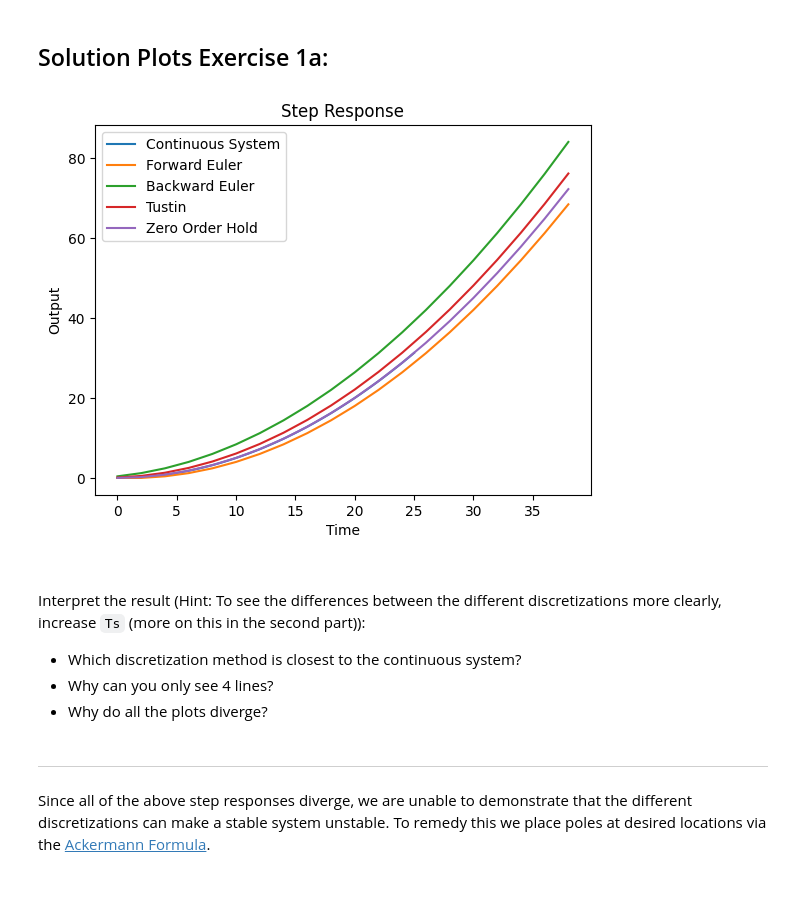
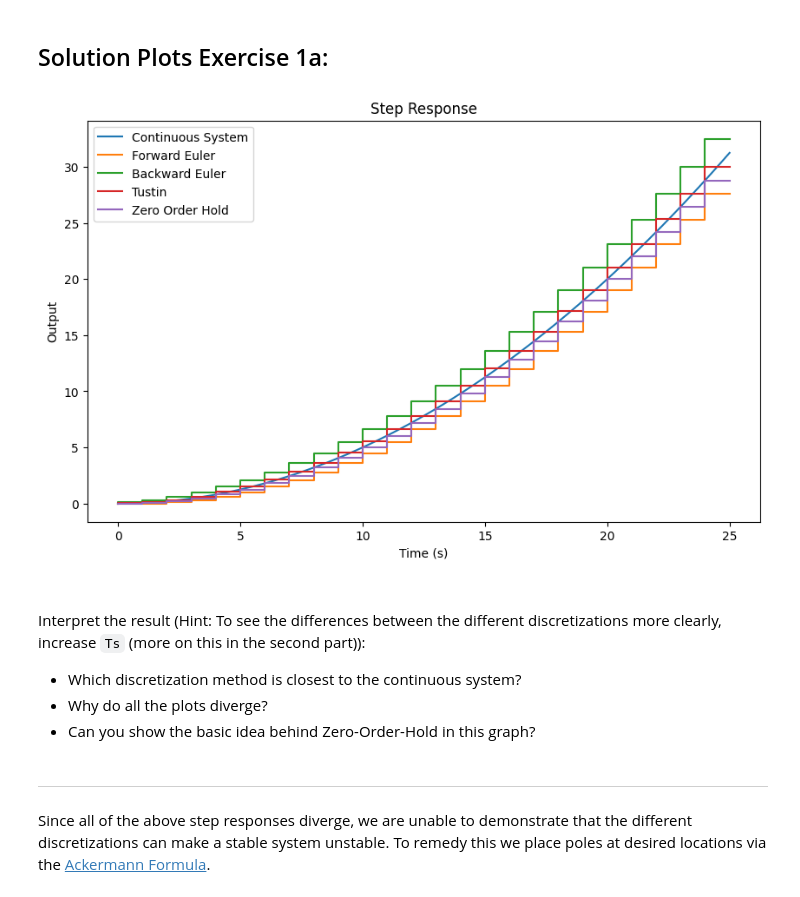
Before and after one commit to idsc-frazzoli/CS2-2024-notebooks, a Jupyter notebook: ps02_neu/masterfile.ipynb, the cells around one changed output. Saved outputs shown, nothing was run; the diff lists cells and outputs as text; code cells hidden in the pictures.

Commit message:
Fixed the discrete step response. Implemented feedback

```diff
--- a/ps02_neu/masterfile.ipynb
+++ b/ps02_neu/masterfile.ipynb
@@ -144,10 +177,10 @@ def plot_noise_signal(t_cont: np.array, rand_noise: np.array,
 This piece of Code defines the dynamics of the Duckiebot which shall be used as an example in question 1.
 # %%
 # Save the system matrices for later use.
-A = [[0, 0.1], [0, 0]]
-B = [[0], [1]]
-C = [[1, 0]]
-D = [[0]]
+A = np.array([[0, 0.1], [0, 0]])
+B = np.array([[0], [1]])
+C = np.array([[1, 0]])
+D = np.array([[0]])
 # %% [markdown]
 -------------------
 # Exercise 1
@@ -306,39 +288,23 @@ The user's implementations are not being used. Set the Use_User_Implementations
 # %% [markdown]
 ## Solution Plots Exercise 1a:
 # %%
-# Define the sampling time. Feel free to play around with this value.
-Ts=2
+Ts=1
 
 # Call for the solutions and store them.
 [t_cont_sol, y_cont_sol] = cont_solution(A, B, C, D)
 [t_eulerf_sol, y_eulerf_sol, t_eulerb_sol, y_eulerb_sol, t_tust_sol, y_tust_sol, t_zoh_sol, y_zoh_sol] = disc_solution(A, B, C, D, Ts)
 
-# Plotting the impulse response for each discretization scheme
-plt.plot(t_cont_sol, y_cont_sol, label='Continuous System')
-plt.plot(t_eulerf_sol, y_eulerf_sol, label='Forward Euler')
-plt.plot(t_eulerb_sol, y_eulerb_sol, label='Backward Euler')
-plt.plot(t_tust_sol, y_tust_sol, label='Tustin')
-plt.plot(t_zoh_sol, y_zoh_sol, label='Zero Order Hold')
-
-# Adding labels and title to the plot.
-plt.xlabel('Time')
-plt.ylabel('Output')
-plt.title('Step Response')
-plt.legend()
-
-
-
-# Display the plot.
-plt.show()
+# Plot the step responses.
+plot_disc_stepresponses(t_cont_sol, y_cont_sol, t_eulerf_sol, y_eulerf_sol, t_eulerb_sol, y_eulerb_sol, t_tust_sol, y_tust_sol, t_zoh_sol, y_zoh_sol, Ts)
 # %% [output]
-[figure, old version]
+[figure, new version]
 # %% [markdown]
 ##
 Interpret the result (Hint: To see the differences between the different discretizations more clearly, increase `Ts` (more on this in the second part)):
 
 - Which discretization method is closest to the continuous system?
-- Why can you only see 4 lines?
 - Why do all the plots diverge?
+- Can you show the basic idea behind Zero-Order-Hold in this graph?
 # %% [markdown]
 -----
 Since all of the above step responses diverge, we are unable to demonstrate that the different discretizations can make a stable system unstable. To remedy this we place poles at desired locations via the [Ackermann Formula](https://en.wikipedia.org/wiki/Ackermann%27s_formula#Ackermann's_formula).
```
Also changed, not shown: parts of 29 cells of this notebook.
